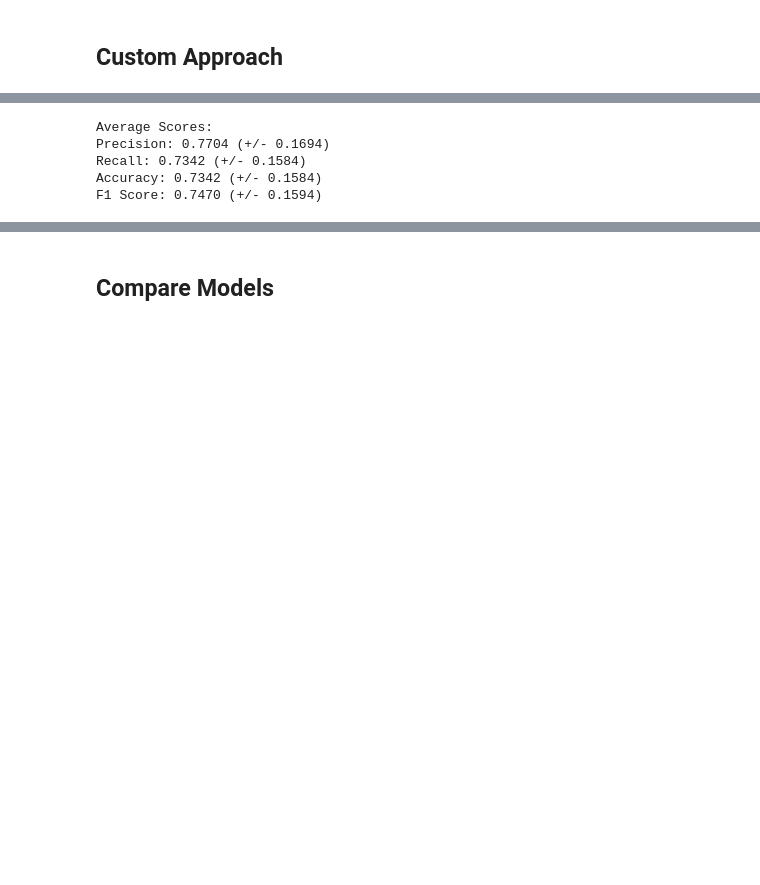
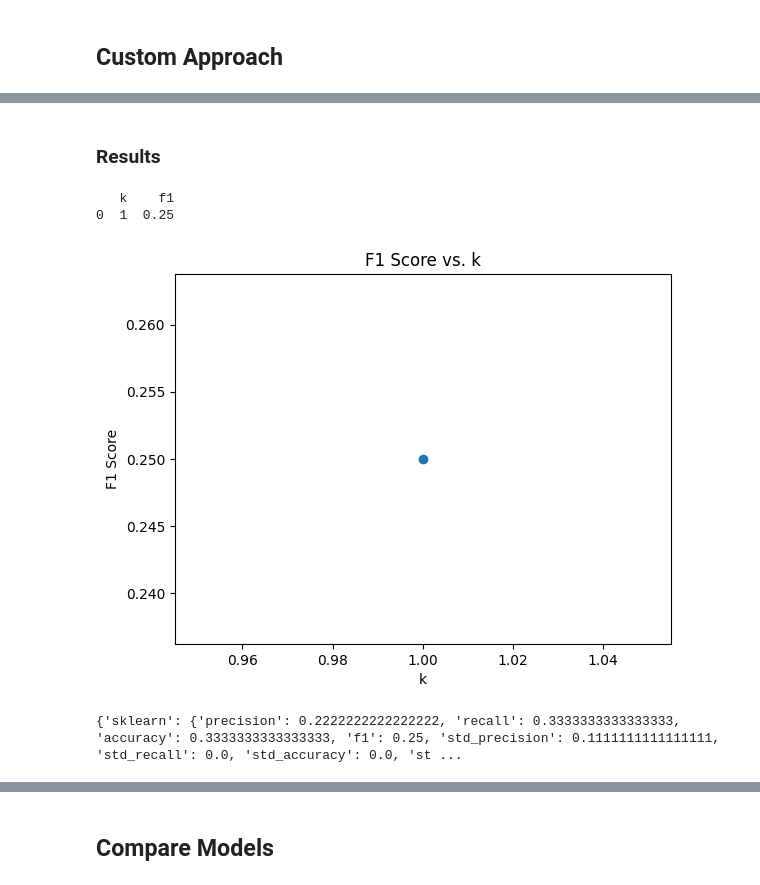
Before and after one commit to IsaacFigNewton/Conditional-Probability-Manifold-Regressor, a Jupyter notebook: KNN_Estimation_of_Feature_Probability_Distributions.ipynb, the cells around one changed output, grey strips where cells are left out. Saved outputs shown, nothing was run; the diff lists cells and outputs as text; code cells hidden in the pictures; blank space fills up the shorter version.

```diff
--- a/KNN_Estimation_of_Feature_Probability_Distributions.ipynb
+++ b/KNN_Estimation_of_Feature_Probability_Distributions.ipynb
@@ -630,26 +551,19 @@ See the caveats in the documentation: https://pandas.pydata.org/pandas-docs/stab
-# %%
-# Save average scores
-avg_scores["custom"] = {
-    "precision": np.mean(precisions),
-    "recall": np.mean(recalls),
-    "accuracy": np.mean(accuracies),
-    "f1": np.mean(f1_scores),
-    "std_precision": np.std(precisions),
-    "std_recall": np.std(recalls),
-    "std_accuracy": np.std(accuracies),
-    "std_f1": np.std(f1_scores)
-}
-
-# Print average scores
-print()
-print("Average Scores:")
-print(f"Precision: {np.mean(precisions):.4f} (+/- {np.std(precisions):.4f})")
-print(f"Recall: {np.mean(recalls):.4f} (+/- {np.std(recalls):.4f})")
-print(f"Accuracy: {np.mean(accuracies):.4f} (+/- {np.std(accuracies):.4f})")
-print(f"F1 Score: {np.mean(f1_scores):.4f} (+/- {np.std(f1_scores):.4f})")
-# %% [output]
-Average Scores:
-Precision: 0.7704 (+/- 0.1694)
-Recall: 0.7342 (+/- 0.1584)
-Accuracy: 0.7342 (+/- 0.1584)
-F1 Score: 0.7470 (+/- 0.1594)
+# %% [markdown]
+### Results
+# %%
+print(f1_by_k.head())
+# %% [output]
+   k    f1
+0  1  0.25
+# %%
+plt.plot(f1_by_k["k"], f1_by_k["f1"], marker='o') # Use plt.plot() for line plots
+plt.title("F1 Score vs. k")
+plt.xlabel("k")
+plt.ylabel("F1 Score")
+plt.show()
+# %% [output]
+[figure, added]
+# %%
+print(avg_scores)
+# %% [output]
+{'sklearn': {'precision': 0.2222222222222222, 'recall': 0.3333333333333333, 'accuracy': 0.3333333333333333, 'f1': 0.25, 'std_precision': 0.1111111111111111, 'std_recall': 0.0, 'std_accuracy': 0.0, 'st ...
```
Also changed, not shown: parts of 26 cells of this notebook.
